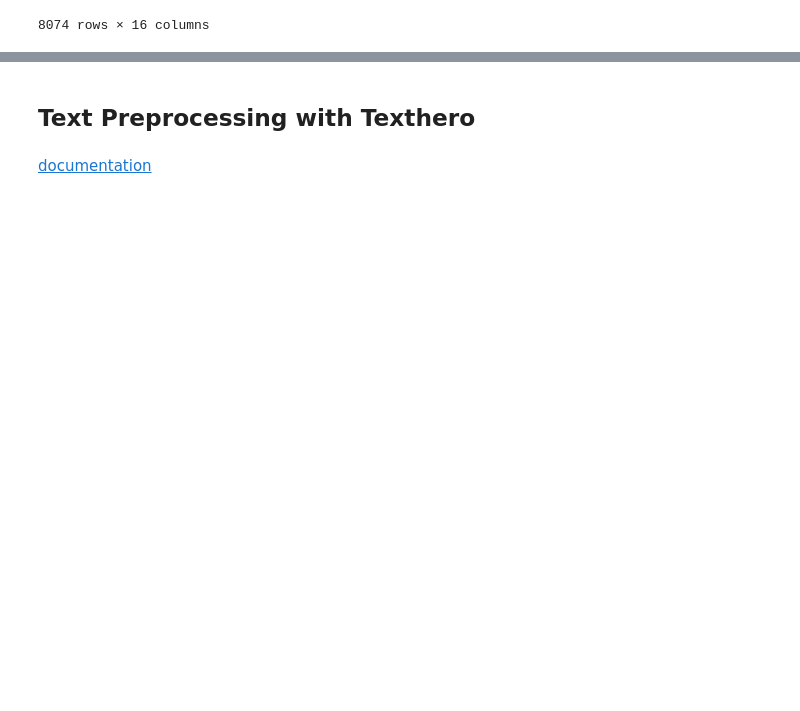
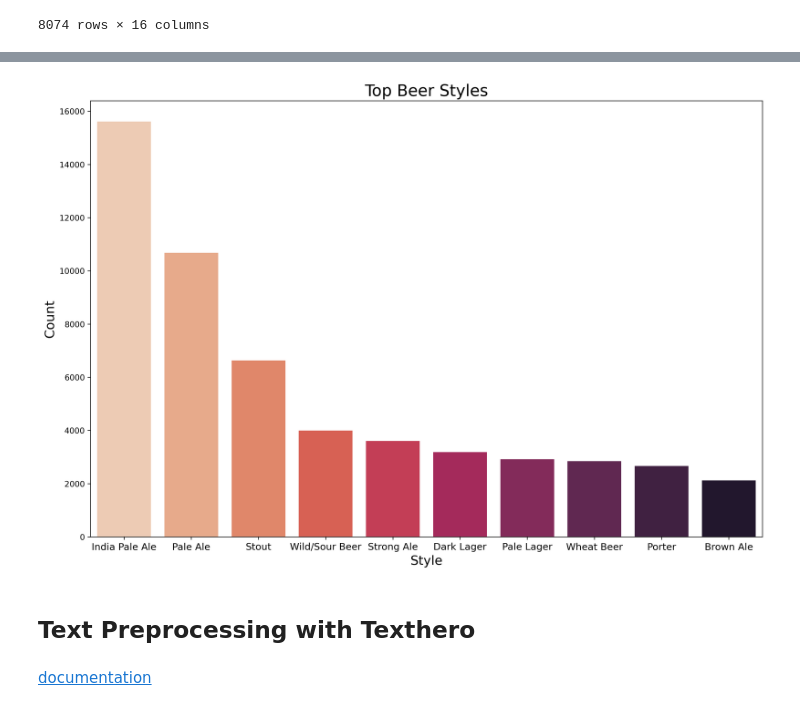
Before and after one commit to stevenaddison/Beer-Me, a Jupyter notebook: FinalNotebook.ipynb, the cells around one changed output, grey strips where cells are left out. Saved outputs shown, nothing was run; the diff lists cells and outputs as text; code cells hidden in the pictures; blank space fills up the shorter version.

Commit message:
Adding some visuals

```diff
--- a/FinalNotebook.ipynb
+++ b/FinalNotebook.ipynb
@@ -192,7 +201,7 @@ df.loc[df['beer_name'] == 'IPA']
 8074 rows × 16 columns
 # %%
 # Creating a dataframe grouped by beer for content-based recommendations
-cont_df = df.groupby(['beer_id'], as_index = False).agg({'text'' '.join, 'score':'mean','beer_id':'first',
+cont_df = df.groupby(['beer_id'], as_index = False).agg({'text':' '.join, 'score':'mean','beer_id':'first',
                                                          'beer_name':'first','style':'first','broad_style':'first',
                                                          'abv':'first','brewery_name':'first','city':'first',
                                                          'state':'first'})
@@ -205,3 +222,14 @@ cont_df.head()
+# %%
+# Plotting the top ten styles
+plt.figure(figsize=(15,10), dpi=300)
+ax = sns.countplot(x = 'broad_style', data=cont_df, palette='rocket_r',
+                   order=cont_df['broad_style'].value_counts().index[:10])
+plt.title("Top Beer Styles", fontsize=20)
+plt.xlabel("Style", fontsize=16)
+plt.ylabel("Count", fontsize=16)
+plt.xticks(fontsize=12);
+# %% [output]
+[figure, added]
 # %% [markdown]
 ## <a id="#Text Preprocessing with Texthero">Text Preprocessing with Texthero</a>
 # %% [markdown]
```
Also changed, not shown: parts of 19 cells of this notebook.
